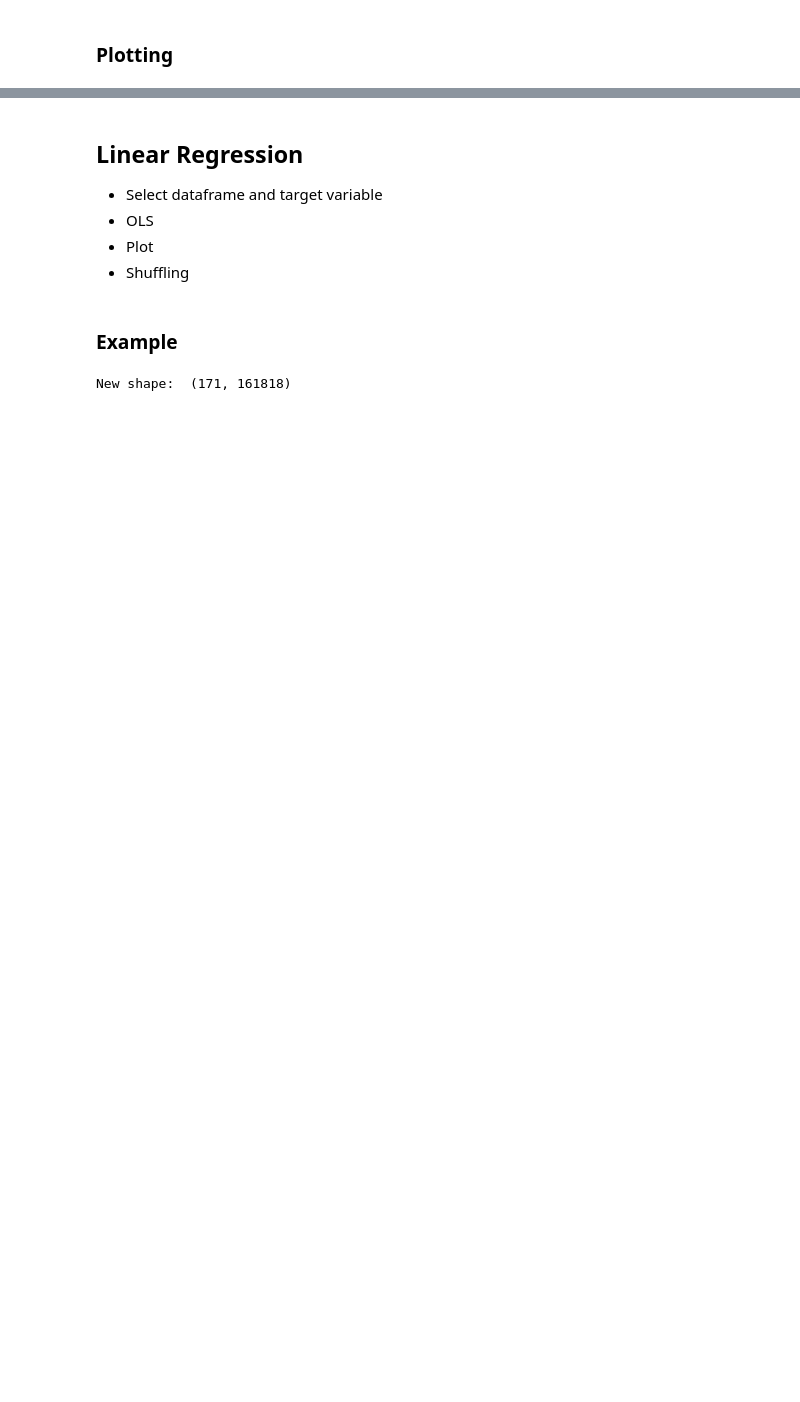
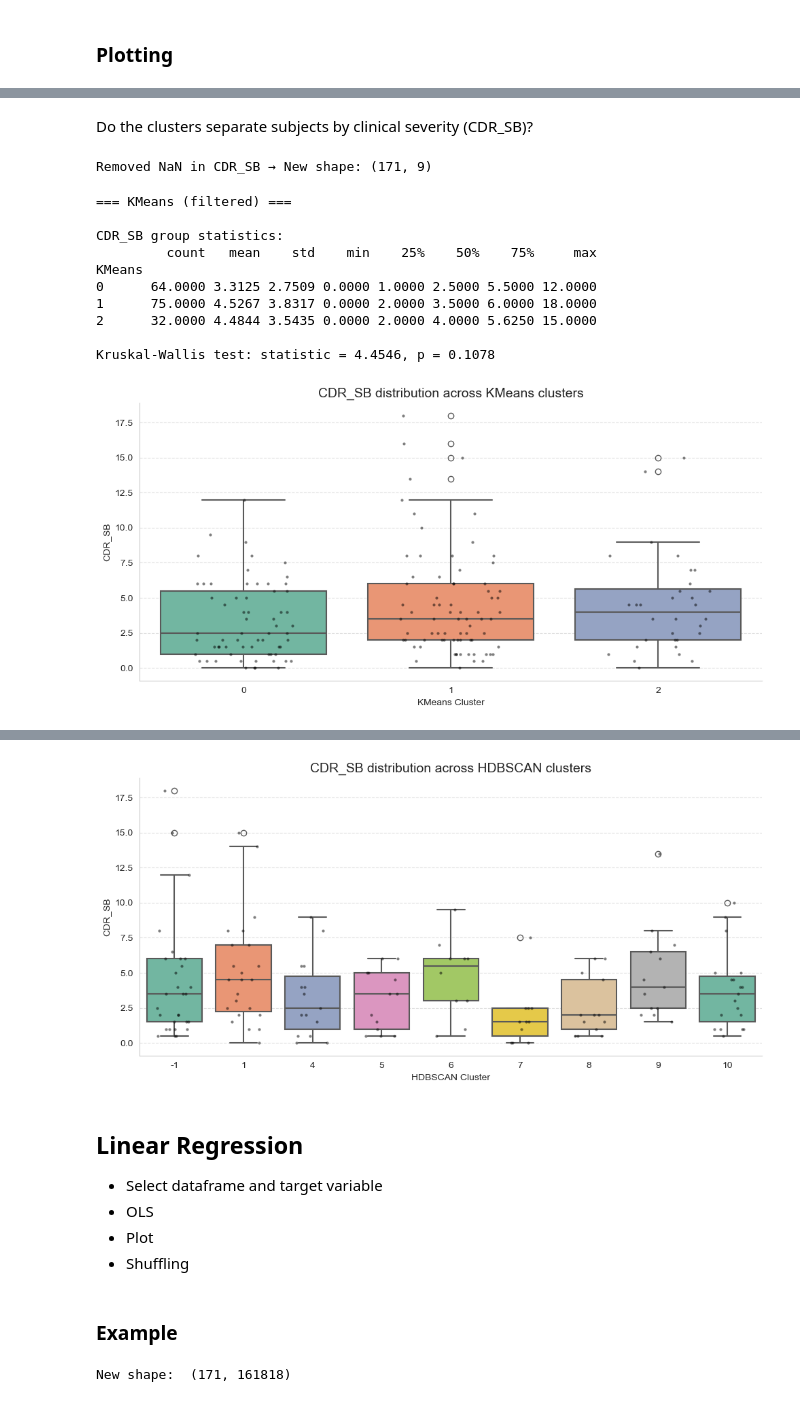
Before and after one commit to EmmaTosato/ANM_Verona, a Jupyter notebook: notebooks/AtrophyNetworkMapping.ipynb, the cells around one changed output, grey strips where cells are left out. Saved outputs shown, nothing was run; the diff lists cells and outputs as text; code cells hidden in the pictures; blank space fills up the shorter version.

```diff
--- a/notebooks/AtrophyNetworkMapping.ipynb
+++ b/notebooks/AtrophyNetworkMapping.ipynb
@@ -724,0 +685,14 @@ labels_df = pd.DataFrame({
+# %%
+labels_df = pd.DataFrame({
+    'ID': df_merged['ID'],
+    'Group': df_merged['Group'],
+    'CDR_SB': df_merged['CDR_SB'],
+    'MMSE': df_merged['MMSE'],
+    'GMM_Label': df_merged['GMM_Label'],
+    'HDBSCAN': labels_hdb,
+    'DBSCAN': labels_db,
+    'KMeans': labels_km,
+    'GMM': labels_gmm
+})
+
+#labels_df.to_csv("/Users/emmatosato/Documents/PhD/ANM_Verona/utils/clustering_labels_by_ID.csv", index=False)
@@ -770,0 +834,56 @@ plot_clusters_vs_labels(X_umap, labels_dict, df_merged, label_column='Group', ma
+# %% [markdown]
+Do the clusters separate subjects by clinical severity (CDR_SB)?
+# %%
+target_col = "CDR_SB"
+labels_df = labels_df[labels_df[target_col].notna()].copy()
+
+print(f"Removed NaN in {target_col} → New shape: {labels_df.shape}")
+# %% [output]
+Removed NaN in CDR_SB → New shape: (171, 9)
+# %%
+for method in ['KMeans', 'HDBSCAN']:
+    print(f"\n=== {method} (filtered) ===")
+
+    # Filter clusters with at least 10 subjects
+    cluster_sizes = labels_df[method].value_counts()
+    valid_clusters = cluster_sizes[cluster_sizes >= 10].index
+    filtered_df = labels_df[labels_df[method].isin(valid_clusters)]
+
+    # Descriptive stats
+    print("\nCDR_SB group statistics:")
+    print(filtered_df.groupby(method)['CDR_SB'].describe())
+
+    # Kruskal-Wallis test
+    groups = [filtered_df[filtered_df[method] == c]['CDR_SB'] for c in valid_clusters]
+    stat, p = kruskal(*groups)
+    print(f"\nKruskal-Wallis test: statistic = {stat:.4f}, p = {p:.4f}")
+
+    # Post-hoc test
+    if p < 0.05:
+        print("\nPost-hoc Dunn test (Bonferroni corrected):")
+        posthoc = sp.posthoc_dunn(filtered_df, val_col='CDR_SB', group_col=method, p_adjust='bonferroni')
+        print(posthoc)
+
+    # Boxplot + stripplot
+    plt.figure(figsize=(10, 5))
+    sns.boxplot(x=filtered_df[method], y=filtered_df['CDR_SB'], palette="Set2", linewidth=1.5)
+    sns.stripplot(x=filtered_df[method], y=filtered_df['CDR_SB'], color='black', size=3, jitter=0.25, alpha=0.5)
+    plt.title(f'CDR_SB distribution across {method} clusters', fontsize=14)
+    plt.xlabel(f'{method} Cluster')
+    plt.ylabel('CDR_SB')
+    plt.grid(True, axis='y', linestyle='--', alpha=0.6)
+    sns.despine()
+    plt.tight_layout()
+    plt.show()
+# %% [output]
+=== KMeans (filtered) ===
+
+CDR_SB group statistics:
+         count   mean    std    min    25%    50%    75%     max
+KMeans
+0      64.0000 3.3125 2.7509 0.0000 1.0000 2.5000 5.5000 12.0000
+1      75.0000 4.5267 3.8317 0.0000 2.0000 3.5000 6.0000 18.0000
+2      32.0000 4.4844 3.5435 0.0000 2.0000 4.0000 5.6250 15.0000
+
+Kruskal-Wallis test: statistic = 4.4546, p = 0.1078
+[figure, added]
@@ -771,3 +906,4 @@ plot_clusters_vs_labels(X_umap, labels_dict, df_merged, label_column='Group', ma
+[figure, added]
 # %% [markdown]
 ## Linear Regression
 - Select dataframe and target variable
```
Also changed, not shown: parts of 56 cells of this notebook.
